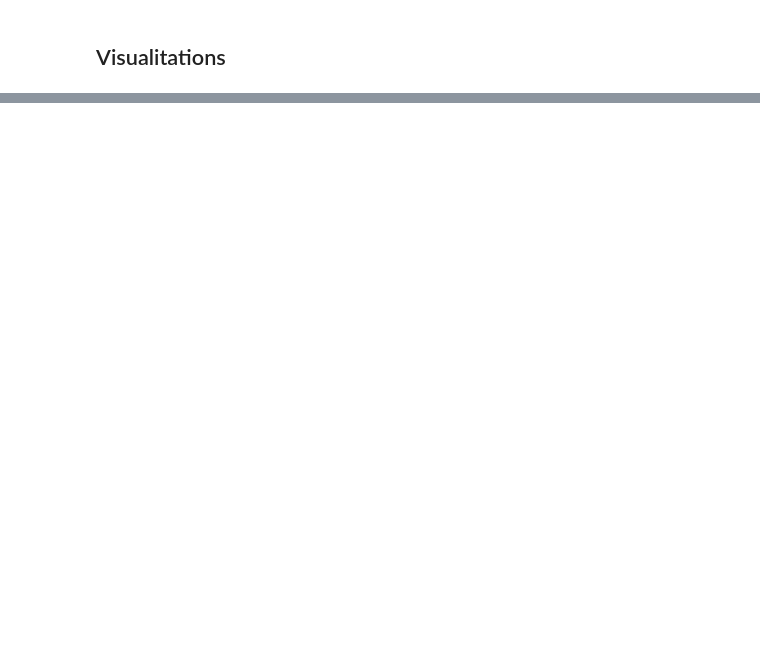
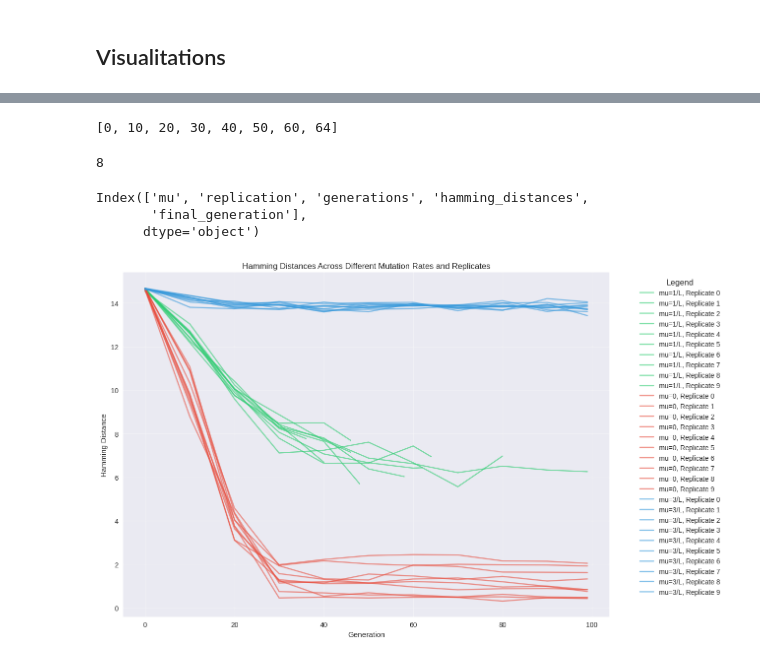
Before and after one commit to VaggelisSpi/NaCo_Project, a Jupyter notebook: assignment4/analysis.ipynb, the cells around one changed output, grey strips where cells are left out. Saved outputs shown, nothing was run; the diff lists cells and outputs as text; code cells hidden in the pictures; blank space fills up the shorter version.

```diff
--- a/assignment4/analysis.ipynb
+++ b/assignment4/analysis.ipynb
@@ -157,0 +215,3 @@ plt.show()
+# %%
+df = pd.DataFrame(data)
+df.head(15)
@@ -157,0 +235,57 @@ plt.show()
+# %%
+df.iloc[0]["generations"]
+# %% [output]
+[0, 10, 20, 30, 40, 50, 60, 64]
+# %%
+len(df.iloc[0]["hamming_distances"])
+# %% [output]
+8
+# %%
+df.columns
+# %% [output]
+Index(['mu', 'replication', 'generations', 'hamming_distances',
+       'final_generation'],
+      dtype='object')
+# %%
+# Set the style for better visual appeal
+plt.style.use('seaborn')
+sns.set_palette("husl")
+
+plt.figure(figsize=(13, 8))
+
+colors = {'1/L': '#2ecc71', '0': '#e74c3c', '3/L': '#3498db'}
+
+# Plot each replicate
+for idx, row in df.iterrows():
+    mu = row['mu']
+    replication = row['replication']
+    gens = row['generations']
+    hms = row['hamming_distances']
+
+    # Plot the hamming distances for this replicate
+    plt.plot(gens, hms,
+             label=f'mu={mu}, Replicate {replication}',
+             color=colors.get(mu, 'grey'),
+             alpha=0.6  # Add transparency to distinguish overlapping lines
+             )
+
+# Customize the plot
+plt.title('Hamming Distances Across Different Mutation Rates and Replicates')
+plt.xlabel('Generation')
+plt.ylabel('Hamming Distance')
+plt.grid(True, alpha=0.3)
+
+# Add a legend
+handles, labels = plt.gca().get_legend_handles_labels()
+# Remove duplicate entries in the legend
+by_label = dict(zip(labels, handles))
+plt.legend(by_label.values(), by_label.keys(),
+          bbox_to_anchor=(1.05, 1), loc='upper left', title='Legend')
+
+# Adjust the layout to prevent overlapping
+plt.tight_layout()
+
+# Show the plot
+plt.show()
+# %% [output]
+[figure, added]
```
Also changed, not shown: parts of 11 cells of this notebook.
